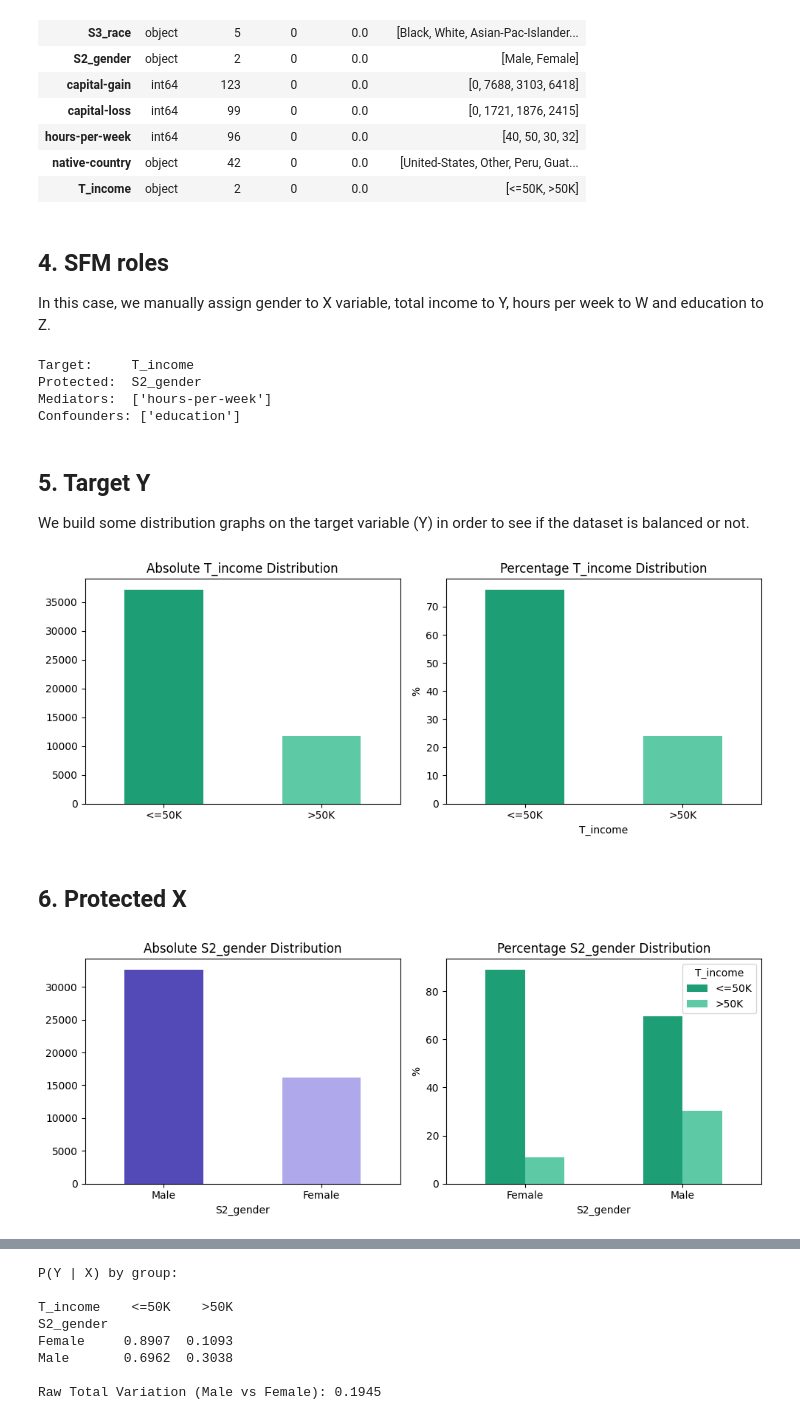
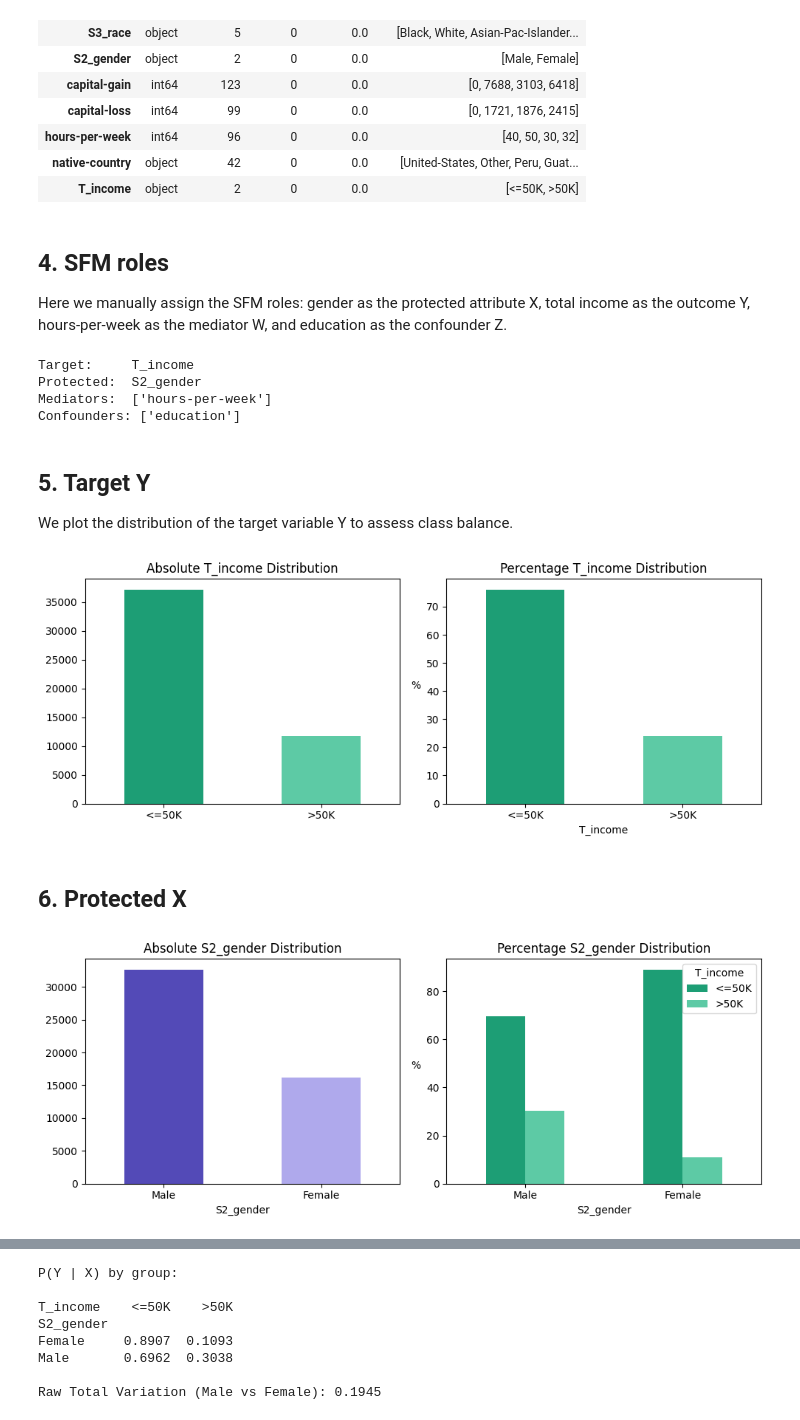
Before and after one commit to Erhtric/fairmind-causal-fairness-analysis, a Jupyter notebook: notebooks/soldani_task/1_adult_exploration.ipynb, the cells around one changed output, grey strips where cells are left out. Drawn from its saved outputs; the diff is of its cells as text; code cells hidden in the pictures.

```diff
--- a/notebooks/soldani_task/1_adult_exploration.ipynb
+++ b/notebooks/soldani_task/1_adult_exploration.ipynb
@@ -70,7 +74,7 @@ schema
 | T_income | object | 2 | 0 | 0.0 | [<=50K, >50K] |
 # %% [markdown]
 ## 4. SFM roles
-In this case, we manually assign gender to X variable, total income to Y, hours per week to W and education to Z.
+Here we manually assign the SFM roles: gender as the protected attribute X, total income as the outcome Y, hours-per-week as the mediator W, and education as the confounder Z.
 # %%
 TARGET = "T_income"
 PROTECTED = "S2_gender"
@@ -88,9 +92,9 @@ Mediators:  ['hours-per-week']
 Confounders: ['education']
 # %% [markdown]
 ## 5. Target Y
-We build some distribution graphs on the target variable (Y) in order to see if the dataset is balanced or not.
+We plot the distribution of the target variable Y to assess class balance.
 # %%
-pythonfig, axes = plt.subplots(1, 2, figsize=(10, 4))
+fig, axes = plt.subplots(1, 2, figsize=(10, 4))
 
 # Absolute
 df[TARGET].value_counts().plot(kind="bar", ax=axes[0], color=["#1D9E75", "#5DCAA5"])
@@ -101,30 +105,33 @@ axes[0].tick_params(axis="x", rotation=0)
 # Percentage
 df[TARGET].value_counts(normalize=True).mul(100).plot(kind="bar", ax=axes[1], color=["#1D9E75", "#5DCAA5"])
 axes[1].set_title(f"Percentage {TARGET} Distribution")
-axes[1].set_ylabel("%")
+axes[1].set_ylabel("%", rotation=0, labelpad=10)
 axes[1].tick_params(axis="x", rotation=0)
 
 plt.tight_layout()
 plt.show()
 # %% [output]
-[figure, old version]
+[figure, new version]
 # %% [markdown]
 ## 6. Protected X
 # %%
 fig, axes = plt.subplots(1, 2, figsize=(10, 4))
 
+# Absolute
 df[PROTECTED].value_counts().plot(kind="bar", ax=axes[0], color=["#534AB7", "#AFA9EC"])
 axes[0].set_title(f"Absolute {PROTECTED} Distribution")
 axes[0].tick_params(axis="x", rotation=0)
 
+# Percentage
 ct = pd.crosstab(df[PROTECTED], df[TARGET], normalize="index") * 100
+ct = ct.reindex(["Male", "Female"])
 ct.plot(kind="bar", ax=axes[1], color=["#1D9E75", "#5DCAA5"])
 axes[1].set_title(f"Percentage {PROTECTED} Distribution")
-axes[1].set_ylabel("%")
+axes[1].set_ylabel("%", rotation=0, labelpad=10)
 axes[1].tick_params(axis="x", rotation=0)
 axes[1].legend(title=TARGET)
 
 plt.tight_layout()
 plt.show()
 # %% [output]
-[figure, old version]
+[figure, new version]
```
Also changed, not shown: parts of 8 cells of this notebook.
